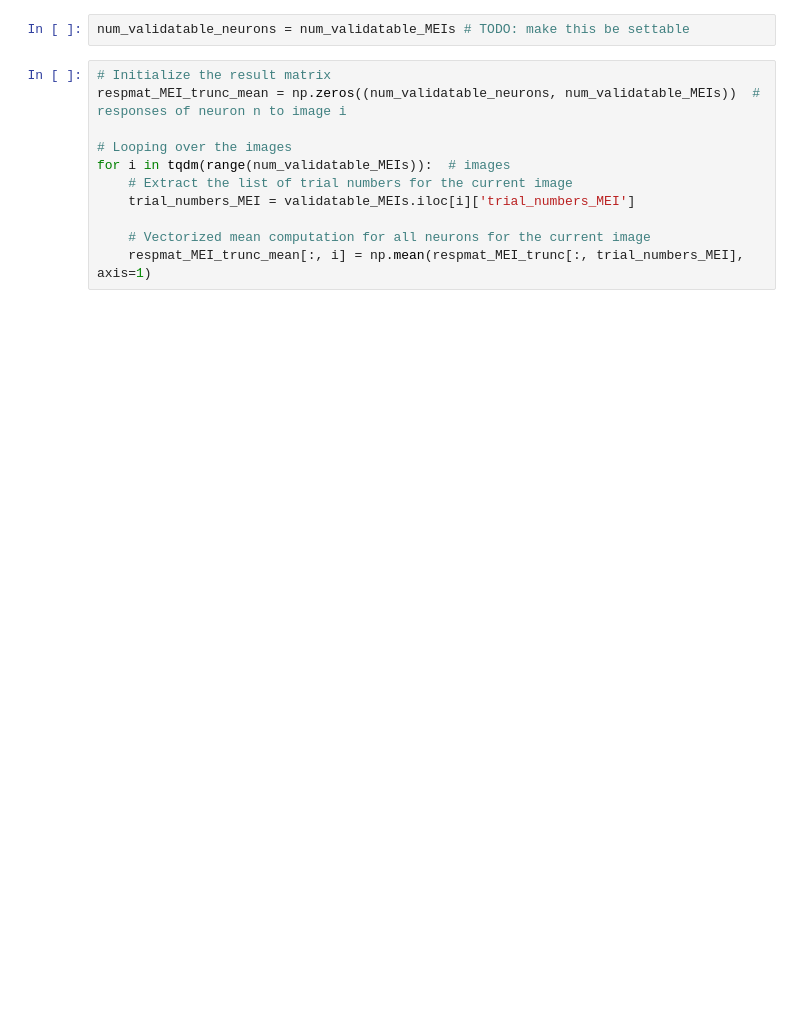
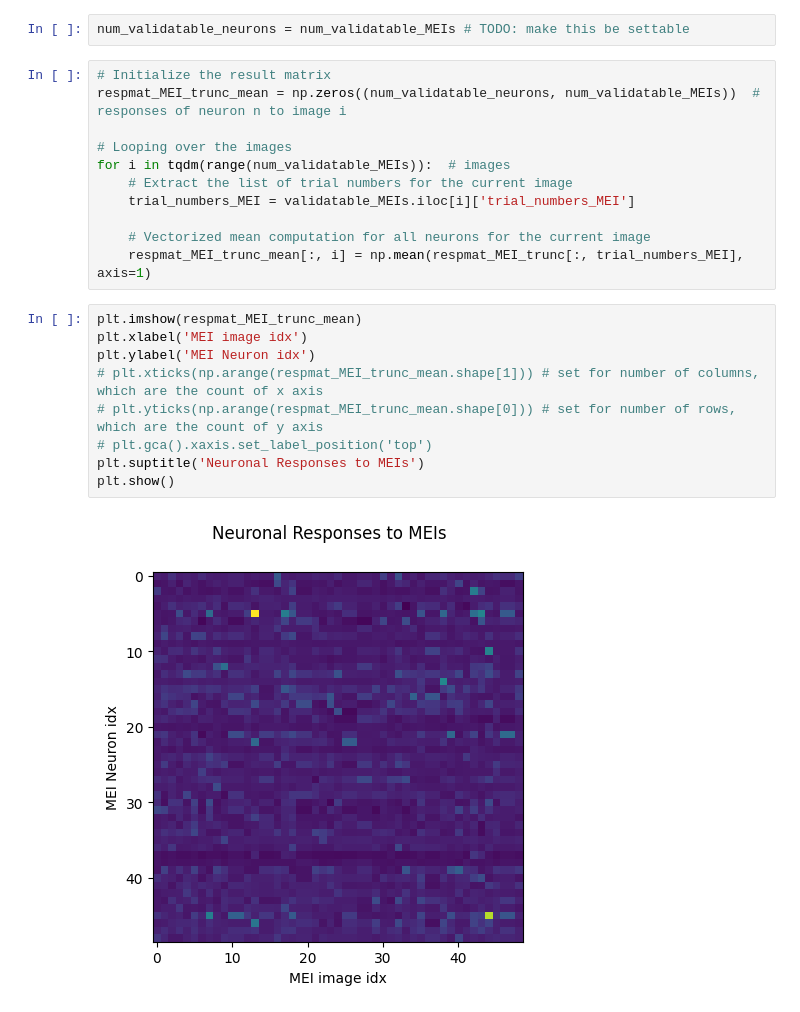
Before and after one commit to ananaphasia/Petreanu_MEI_generation, a Jupyter notebook: 05_match_MEIs.ipynb, the cells around one changed output. Drawn from its saved outputs; the diff is of its cells as text; blank space fills up the shorter version.

```diff
--- a/05_match_MEIs.ipynb
+++ b/05_match_MEIs.ipynb
@@ -357,6 +385,17 @@ for i in tqdm(range(num_validatable_MEIs)):  # images
 
     # Vectorized mean computation for all neurons for the current image
     respmat_MEI_trunc_mean[:, i] = np.mean(respmat_MEI_trunc[:, trial_numbers_MEI], axis=1)
+# %%
+plt.imshow(respmat_MEI_trunc_mean)
+plt.xlabel('MEI image idx')
+plt.ylabel('MEI Neuron idx')
+# plt.xticks(np.arange(respmat_MEI_trunc_mean.shape[1])) # set for number of columns, which are the count of x axis
+# plt.yticks(np.arange(respmat_MEI_trunc_mean.shape[0])) # set for number of rows, which are the count of y axis
+# plt.gca().xaxis.set_label_position('top')
+plt.suptitle('Neuronal Responses to MEIs')
+plt.show()
+# %% [output]
+[figure, added]
 # %%
 # normalize the responses
 
```
Also changed, not shown: parts of 8 cells of this notebook, 1 other file.
